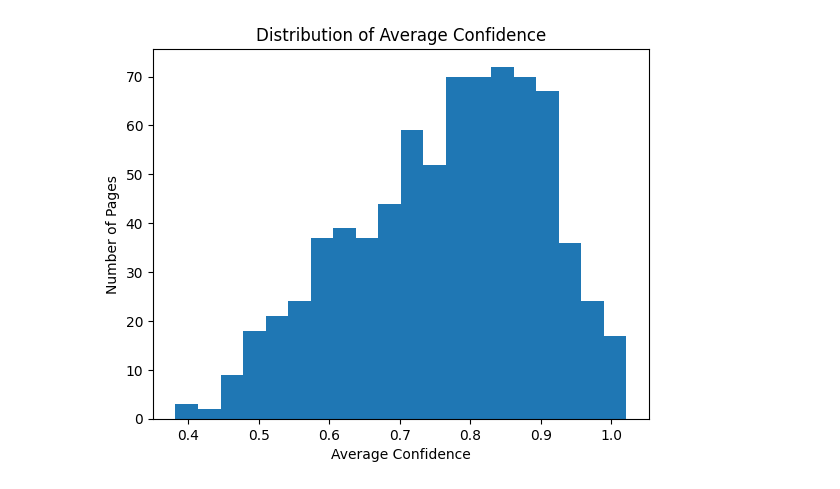
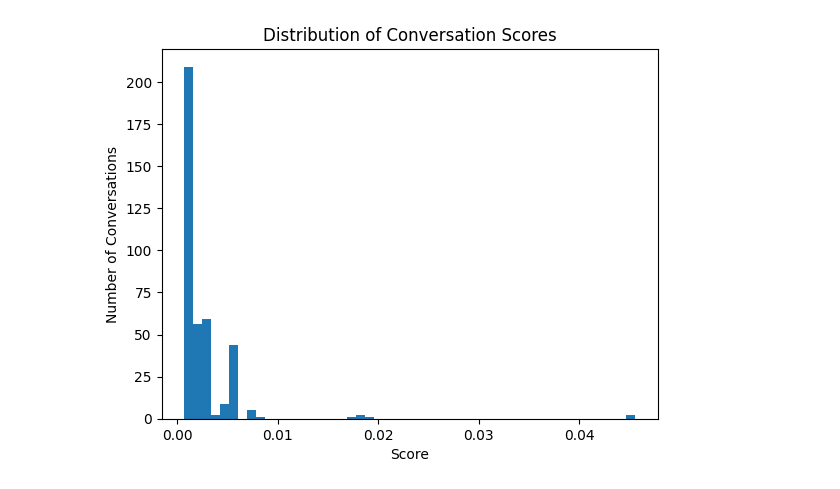
Before and after one commit to mbrt/pkna-uno, a Jupyter notebook: prepare-dataset.ipynb, the cells around one changed output. Drawn from its saved outputs; the diff is of its cells as text; code cells hidden in the pictures.

Commit message:
Refactor prepare dataset

```diff
--- a/prepare-dataset.ipynb
+++ b/prepare-dataset.ipynb
@@ -262 +3,3 @@ Compute the best dialogue
+# %%
+input_pages = '../output/dataset/pages-reviewed.jsonl'
 # %%
@@ -445,3 +72,0 @@ merged_runs = compute_merge() if recompute_merge else load_merge()
-# %%
-for line in merged_runs[0].dialogue:
-    print(f"{line.character} ({line.confidence:.2f}) [uno? {line.uno_confidence:.2f}]: {line.text}")
@@ -468,11 +72,0 @@ pages_to_review = set[str]()
-# %%
-pages = [
-    page
-    for page in pages_version[-1]
-    if (
-        any(line.character == 'uno' for line in page.dialogue) or
-        any(line.uno_confidence > 0.2 for line in page.dialogue)
-    )
-]
-
-print(f"{len(pages)}/{len(pages_version[-1])} pages with 'uno' with some confidence")
@@ -497,16 +183,12 @@ print(f"{len(imperfect_pages)}/{len(pages_version[-1])} pages have some low conf
 # %%
-# Distribution of average confidence
+# Plot the distribution of scores
 import matplotlib.pyplot as plt
-import numpy as np
 
-avg_confidences = [
-    np.mean([line.confidence for line in page.dialogue])
-    for page in pages_version[-1]
-]
-plt.hist(avg_confidences, bins=20)
-plt.xlabel("Average Confidence")
-plt.ylabel("Number of Pages")
-plt.title("Distribution of Average Confidence")
+scores = [conv.score for conv in conversations]
+plt.hist(scores, bins=50)
+plt.xlabel("Score")
+plt.ylabel("Number of Conversations")
+plt.title("Distribution of Conversation Scores")
 plt.show()
 # %% [output]
-[figure, old version]
+[figure, new version]
```
Also changed, not shown: parts of 48 cells of this notebook, 1 other file.
